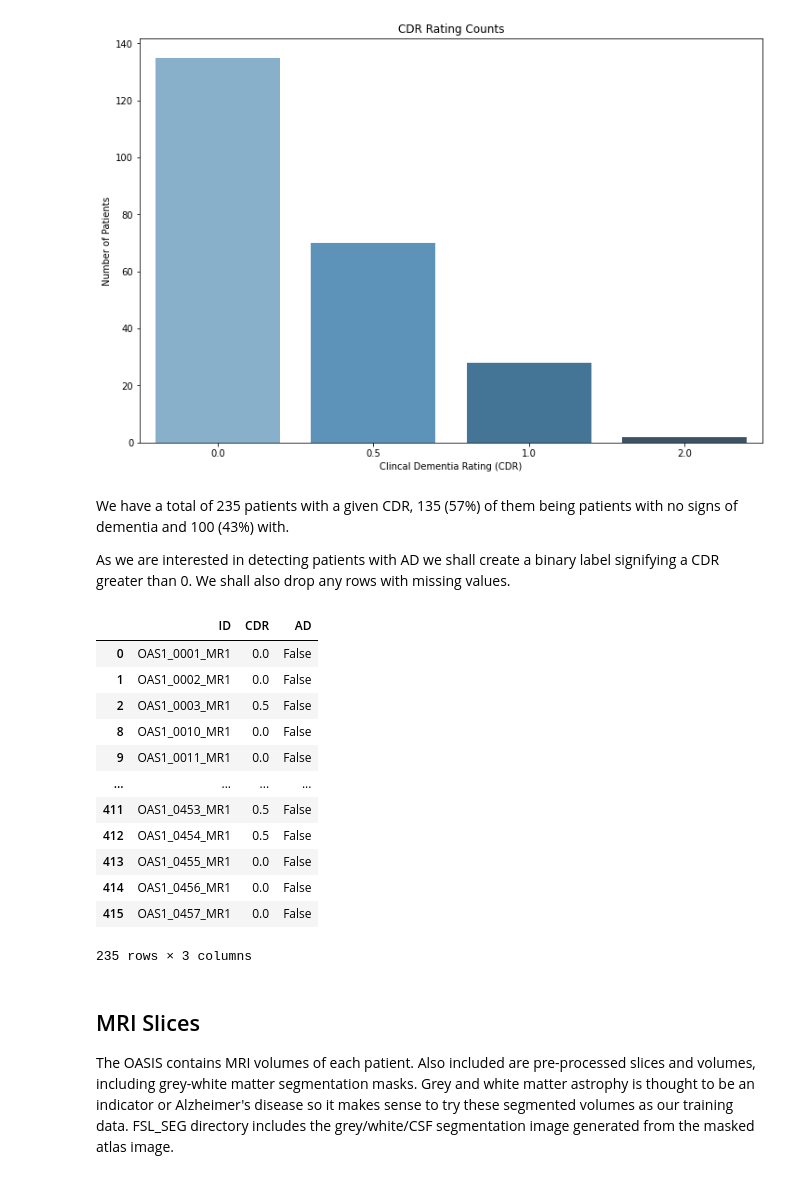
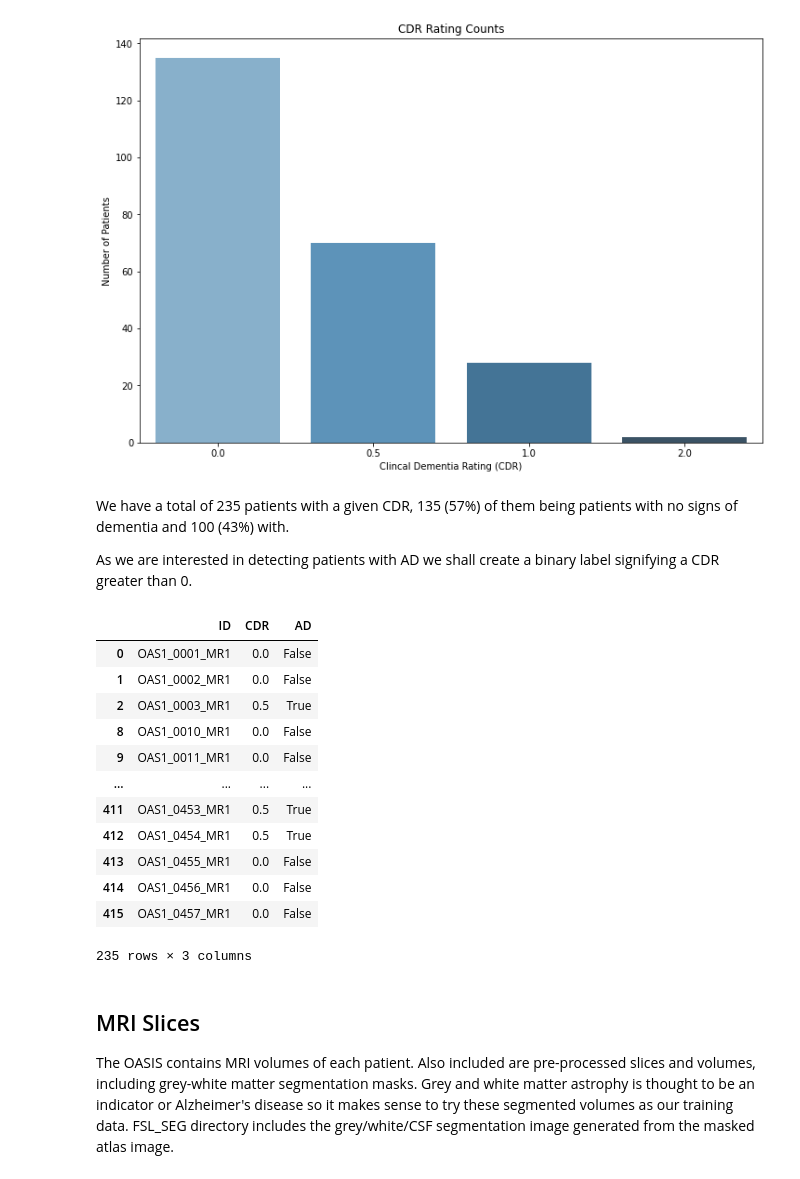
Before and after one commit to kaihulme/ad-gan, a Jupyter notebook: notebooks/data_handling_oasis.ipynb, the cells around one changed output. Cells and saved outputs as stored; diff of their text form; code cells hidden in the pictures.

Commit message:
Fix OASIS labels

```diff
--- a/notebooks/data_handling_oasis.ipynb
+++ b/notebooks/data_handling_oasis.ipynb
@@ -103,23 +103,22 @@ Text(0, 0.5, 'Number of Patients')
 # %% [markdown]
 We have a total of 235 patients with a given CDR, 135 (57%) of them being patients with no signs of dementia and 100 (43%) with.
 
-As we are interested in detecting patients with AD we shall create a binary label signifying a CDR greater than 0. We shall also drop any rows with missing values.
+As we are interested in detecting patients with AD we shall create a binary label signifying a CDR greater than 0.
 # %%
 cdr_df = df.dropna(subset=["CDR"])[["ID", "CDR"]].copy()
 
 cdr_df["AD"] = cdr_df["CDR"] > 0
-cdr_df["AD"] = cdr_df["CDR"].isna()
 cdr_df
 # %% [output]
 |  | ID | CDR | AD |
 | 0 | OAS1_0001_MR1 | 0.0 | False |
 | 1 | OAS1_0002_MR1 | 0.0 | False |
-| 2 | OAS1_0003_MR1 | 0.5 | False |
+| 2 | OAS1_0003_MR1 | 0.5 | True |
 | 8 | OAS1_0010_MR1 | 0.0 | False |
 | 9 | OAS1_0011_MR1 | 0.0 | False |
 | ... | ... | ... | ... |
-| 411 | OAS1_0453_MR1 | 0.5 | False |
-| 412 | OAS1_0454_MR1 | 0.5 | False |
+| 411 | OAS1_0453_MR1 | 0.5 | True |
+| 412 | OAS1_0454_MR1 | 0.5 | True |
 | 413 | OAS1_0455_MR1 | 0.0 | False |
 | 414 | OAS1_0456_MR1 | 0.0 | False |
 | 415 | OAS1_0457_MR1 | 0.0 | False |
```
Also changed, not shown: parts of 2 cells of this notebook, 4 other files.
